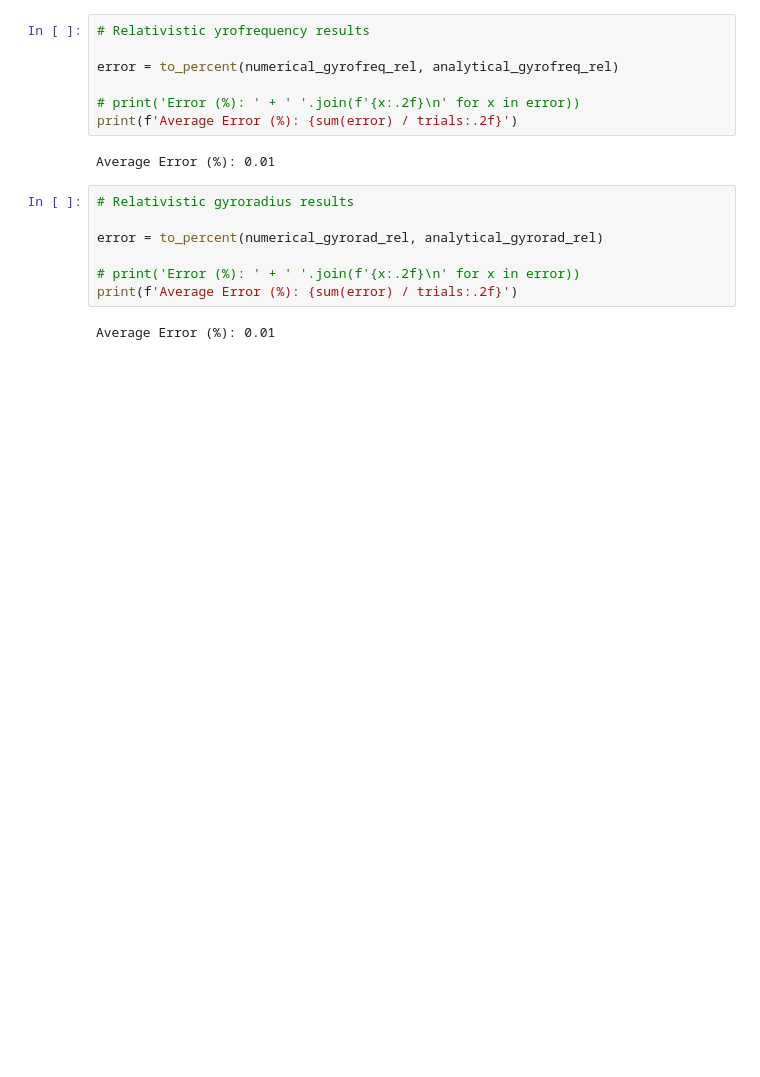
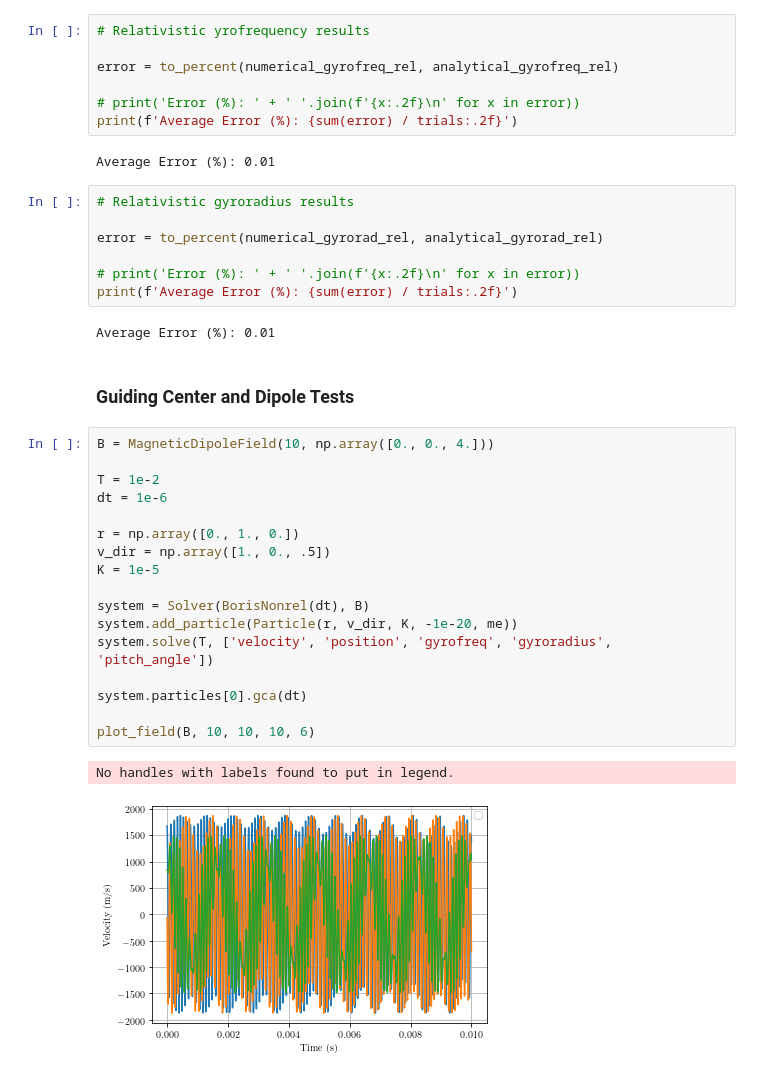
Before and after one commit to zbeever/cpt-solver, a Jupyter notebook: validation.ipynb, the cells around one changed output. Saved outputs shown, nothing was run; the diff lists cells and outputs as text; blank space fills up the shorter version.

Commit message:
Began testing particle motion in a dipole field and the usefulness of a filtered guiding center approximation.

```diff
--- a/validation.ipynb
+++ b/validation.ipynb
@@ -266,3 +302,25 @@ error = to_percent(numerical_gyrorad_rel, analytical_gyrorad_rel)
 print(f'Average Error (%): {sum(error) / trials:.2f}')
 # %% [output]
 Average Error (%): 0.01
+# %% [markdown]
+### Guiding Center and Dipole Tests
+# %%
+B = MagneticDipoleField(10, np.array([0., 0., 4.]))
+
+T = 1e-2
+dt = 1e-6
+
+r = np.array([0., 1., 0.])
+v_dir = np.array([1., 0., .5])
+K = 1e-5
+
+system = Solver(BorisNonrel(dt), B)
+system.add_particle(Particle(r, v_dir, K, -1e-20, me))
+system.solve(T, ['velocity', 'position', 'gyrofreq', 'gyroradius', 'pitch_angle'])
+
+system.particles[0].gca(dt)
+
+plot_field(B, 10, 10, 10, 6)
+# %% [output]
+No handles with labels found to put in legend.
+[figure, added]
```
Also changed, not shown: parts of 14 cells of this notebook.
